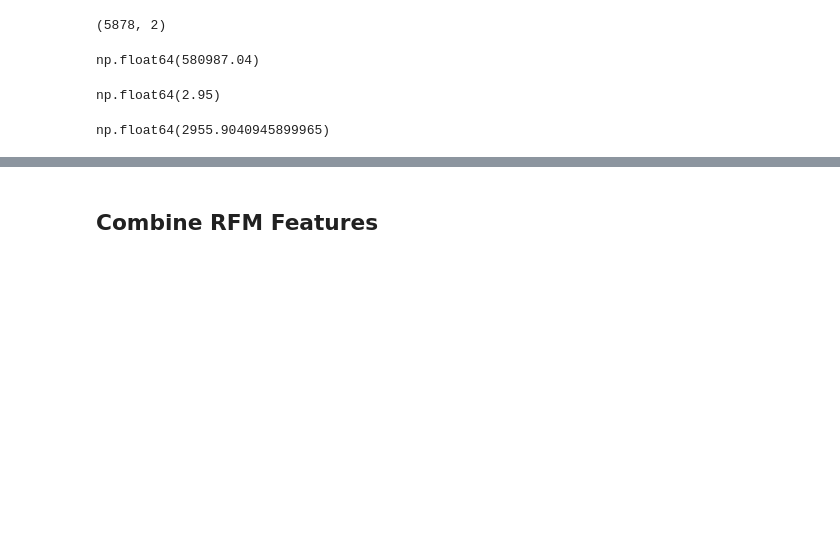
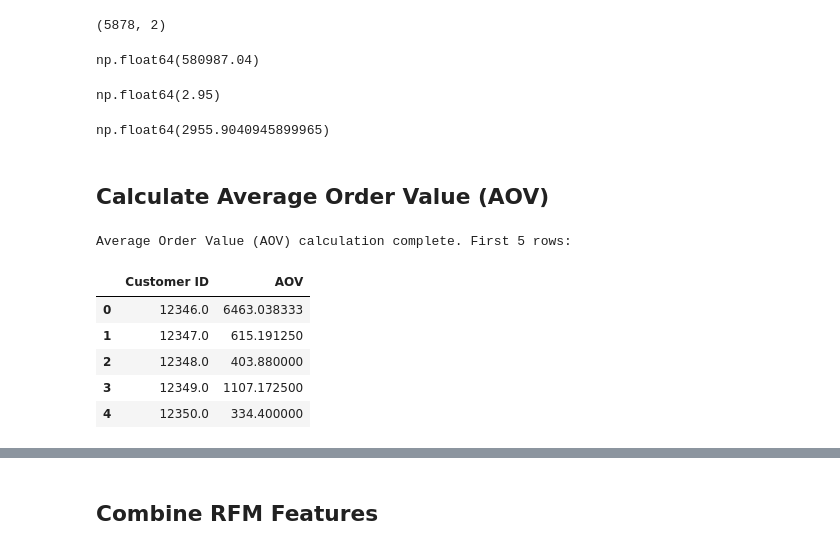
Before and after one commit to Amanarun2907/Celebal-Technologies-Online-Internship-Project-, a Jupyter notebook: customer_lifetime_value_project/notebooks/03_feature_engineering.ipynb, the cells around one changed output, grey strips where cells are left out. Drawn from its saved outputs; the diff is of its cells as text; code cells hidden in the pictures; blank space fills up the shorter version.

```diff
--- a/customer_lifetime_value_project/notebooks/03_feature_engineering.ipynb
+++ b/customer_lifetime_value_project/notebooks/03_feature_engineering.ipynb
@@ -162,3 +162,28 @@ np.float64(2.95)
 monetary_df['Monetary'].mean()
 # %% [output]
 np.float64(2955.9040945899965)
+# %% [markdown]
+## Calculate Average Order Value (AOV)
+# %%
+#  Calculate Average Order Value (AOV)
+import numpy as np
+# AOV = Total Monetary / Total Frequency (Number of Invoices)
+# We can use the already calculated Monetary and Frequency
+aov_df = pd.merge(monetary_df, frequency_df, on='Customer ID', how='left')
+aov_df['AOV'] = aov_df['Monetary'] / aov_df['Frequency']
+
+# Handle potential division by zero if Frequency is 0 (though it shouldn't be with unique InvoiceNo)
+aov_df['AOV'] = aov_df['AOV'].replace([np.inf, -np.inf], np.nan).fillna(0) # Replace inf with nan, then nan with 0
+
+aov_df = aov_df[['Customer ID', 'AOV']] # Keep only CustomerID and AOV
+
+print("Average Order Value (AOV) calculation complete. First 5 rows:")
+display(aov_df.head())
+# %% [output]
+Average Order Value (AOV) calculation complete. First 5 rows:
+|  | Customer ID | AOV |
+| 0 | 12346.0 | 6463.038333 |
+| 1 | 12347.0 | 615.191250 |
+| 2 | 12348.0 | 403.880000 |
+| 3 | 12349.0 | 1107.172500 |
+| 4 | 12350.0 | 334.400000 |
```
Also changed, not shown: parts of 9 cells of this notebook, 10 other files.
